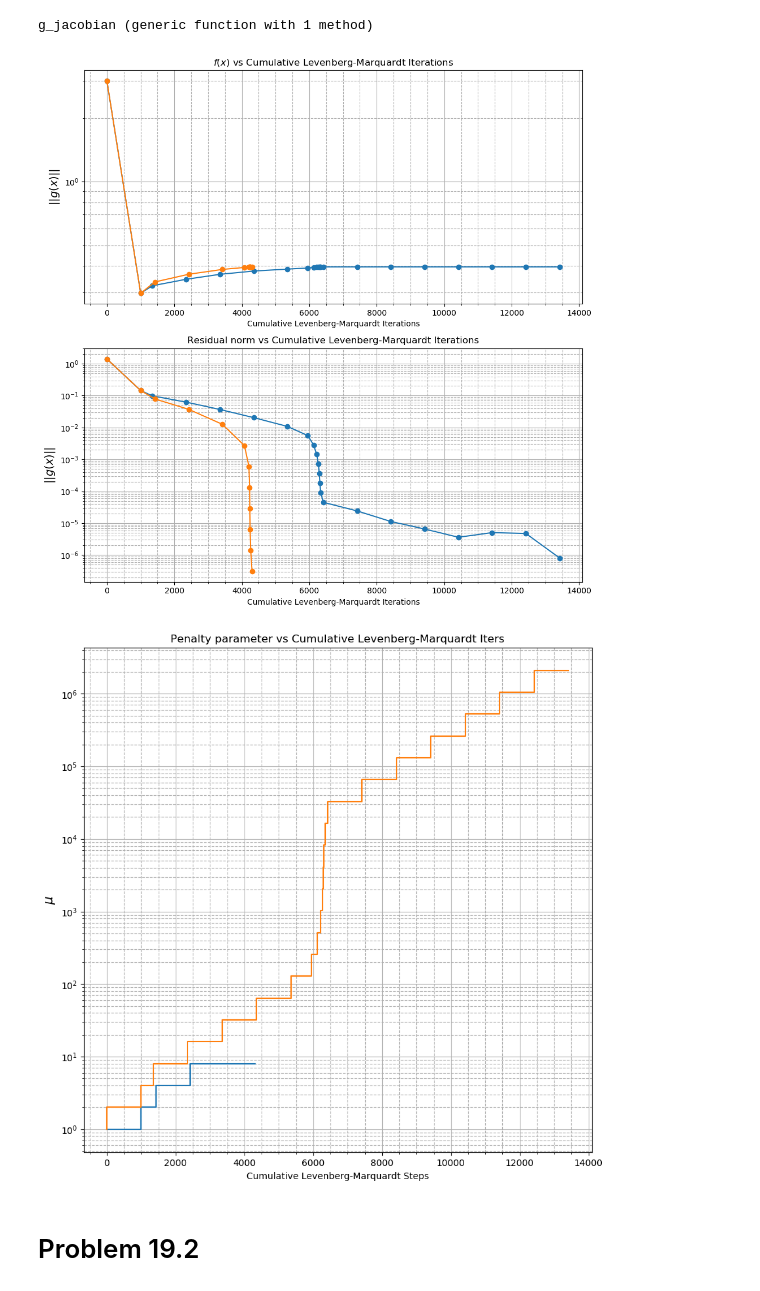
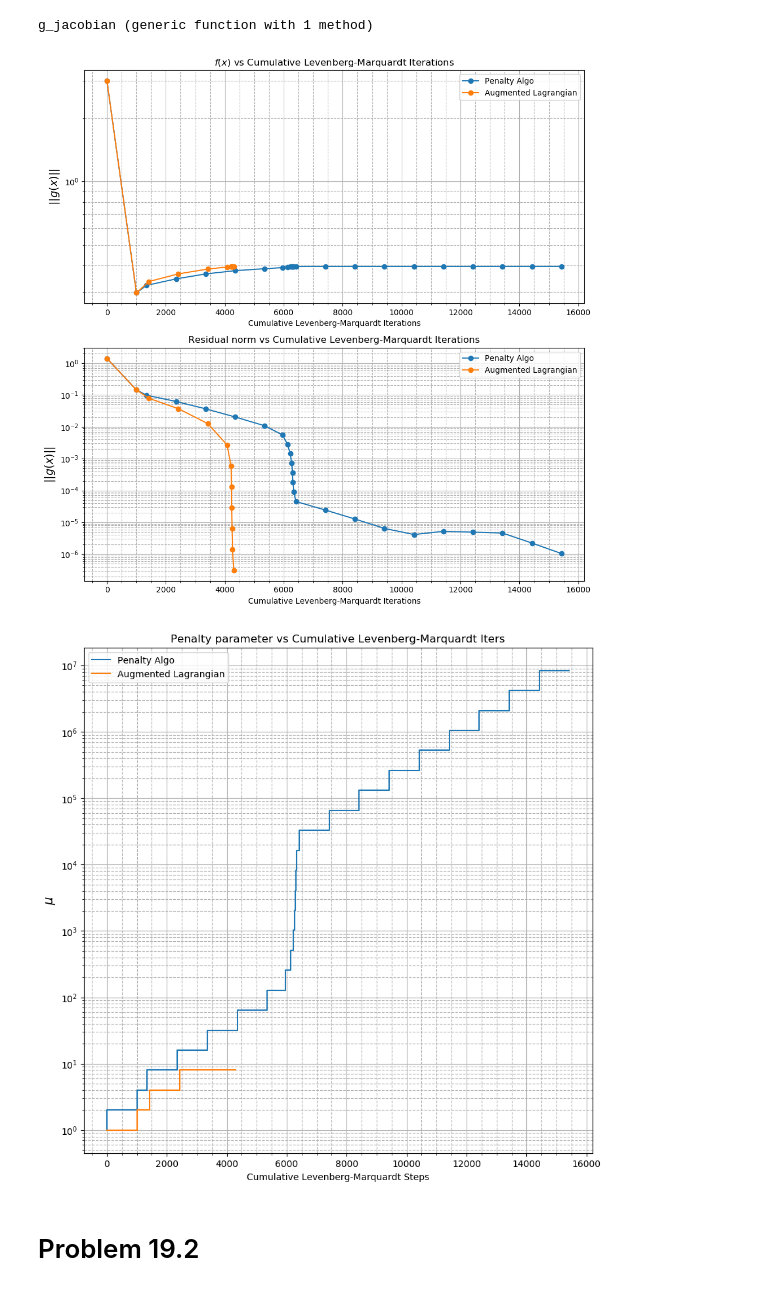
Before and after one commit to chaaland/AppliedLinAlg, a Jupyter notebook: Chapter19.ipynb, the cells around one changed output. Drawn from its saved outputs; the diff is of its cells as text; code cells hidden in the pictures.

```diff
--- a/Chapter19.ipynb
+++ b/Chapter19.ipynb
@@ -36,11 +40,11 @@ $$
 $$
 # %%
 function f(x::Vector{T}) where T <: Real
-    return sum((x - vec(ones(3))).^2)
+    return sum((x - vec(ones(3))) .^2)
 end
 
 function f_jacobian(x::Vector{T}) where T <: Real
-    return 2 * (x - 1)';
+    return 2 * (x .- 1)';
 end
 
 function g(x::Vector{T}) where T <: Real
@@ -53,9 +57,9 @@ end
 
 function g_jacobian(x::Vector{T}) where T <: Real
     g1_deriv = vec([2 1 2]) .* x;
-    g2_deriv = vec([1.6 5 3]) .* x + vec([2*x[3] 0 2*x[1]]) - 1;
+    g2_deriv = vec([1.6 5 3]) .* x + vec([2*x[3] 0 2*x[1]]) .- 1;
 
-    return hcat(g1_deriv, g2_deriv)'
+    return 1 * hcat(g1_deriv, g2_deriv)'
 end
 # %% [output]
 g_jacobian (generic function with 1 method)
@@ -70,50 +74,54 @@ subplot(211);
 objective_p = [norm(f(xtraj_p[:,i])) for i=1:size(xtraj_p,2)];
 objective_al = [norm(f(xtraj_al[:,i])) for i=1:size(xtraj_al,2)];
 
-semilogy(cume_iters_p', objective_p, marker="o");
-semilogy(cume_iters_al', objective_al, marker="o");
+semilogy(cume_iters_p, objective_p, marker="o", label="Penalty Algo");
+semilogy(cume_iters_al, objective_al, marker="o", label="Augmented Lagrangian");
+
+legend();
+title(L"$f(x)$ vs Cumulative Levenberg-Marquardt Iterations");
+ylabel(L"$||g(x)||$", fontsize=14);
+xlabel("Cumulative Levenberg-Marquardt Iterations");
 
 grid(true, which="major");
 grid(true, which="minor",linestyle="--");
-ylabel(L"$||g(x)||$", fontsize=14);
-xlabel("Cumulative Levenberg-Marquardt Iterations");
-title(L"$f(x)$ vs Cumulative Levenberg-Marquardt Iterations");
 PyPlot.minorticks_on();
 
 subplot(212);
 equality_residual_p = [norm(g(xtraj_p[:,i])) for i=1:size(xtraj_p,2)];
 equality_residual_al = [norm(g(xtraj_al[:,i])) for i=1:size(xtraj_al,2)];
 
-semilogy(cume_iters_p', equality_residual_p, marker="o");
-semilogy(cume_iters_al', equality_residual_al, marker="o");
+semilogy(cume_iters_p, equality_residual_p, marker="o", label="Penalty Algo");
+semilogy(cume_iters_al, equality_residual_al, marker="o", label="Augmented Lagrangian");
+
+legend();
+title("Residual norm vs Cumulative Levenberg-Marquardt Iterations");
+ylabel(L"$||g(x)||$", fontsize=14);
+xlabel("Cumulative Levenberg-Marquardt Iterations");
 
 grid(true, which="major");
 grid(true, which="minor",linestyle="--");
 PyPlot.minorticks_on()
 
-ylabel(L"$||g(x)||$", fontsize=14);
-xlabel("Cumulative Levenberg-Marquardt Iterations");
-title("Residual norm vs Cumulative Levenberg-Marquardt Iterations");
-
 PyPlot.tight_layout();
 # %% [output]
-[figure, old version]
+[figure, new version]
 # %%
-figure(figsize=(10,10))
+figure(figsize=(10,10));
 
 semilogy(1.0, 1.0,"w");
-step(cume_iters_al[:], mu_al[:]);
-step(cume_iters_p[:], mu_p[:]);
+step(cume_iters_p[:], mu_p[:], label="Penalty Algo");
+step(cume_iters_al[:], mu_al[:], label="Augmented Lagrangian");
 
+legend();
 title("Penalty parameter vs Cumulative Levenberg-Marquardt Iters");
 xlabel("Cumulative Levenberg-Marquardt Steps");
 ylabel(L"$\mu$", fontsize=14);
 
 grid(true, which="major");
 grid(true, which="minor",linestyle="--");
-PyPlot.minorticks_on()
+PyPlot.minorticks_on();
 # %% [output]
-[figure, old version]
+[figure, new version]
 # %% [markdown]
 # Problem 19.2 #
 # %% [markdown]
```
Also changed, not shown: parts of 21 cells of this notebook.
